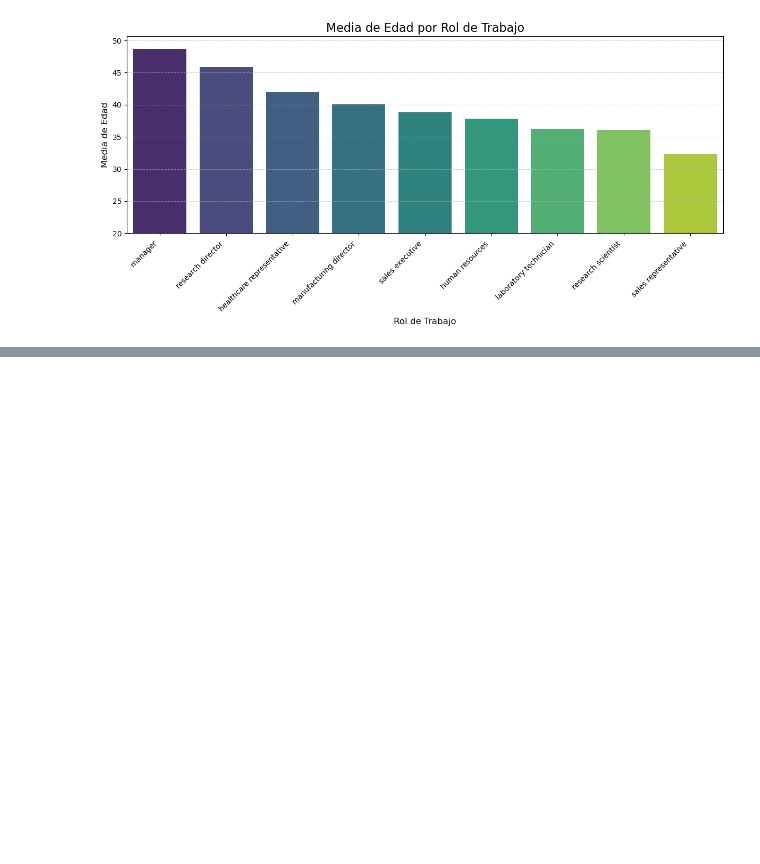
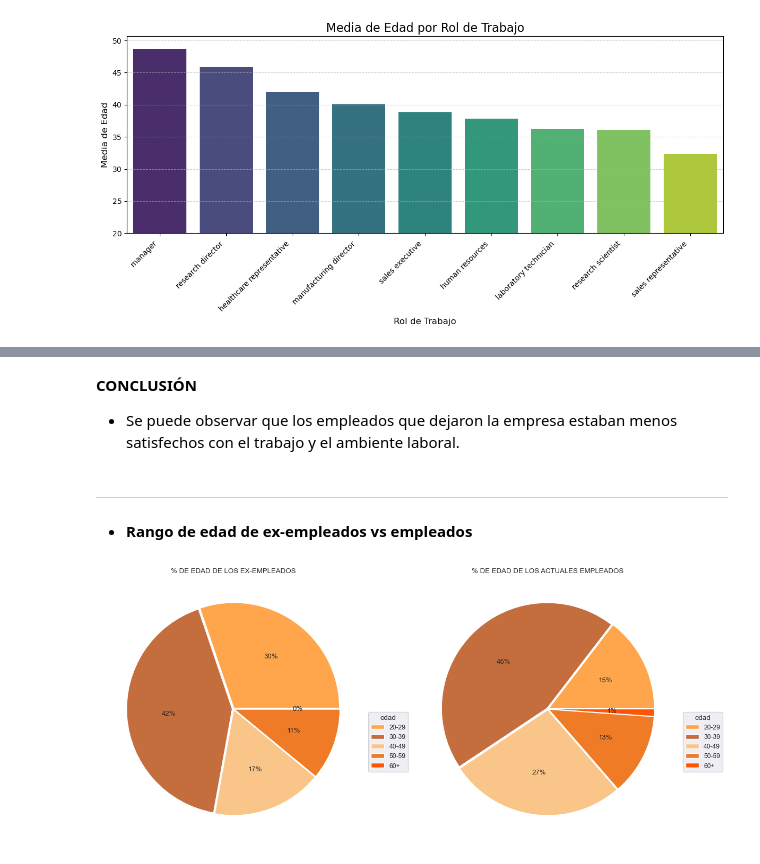
Before and after one commit to NIEVESPA/project-da-promo-60-modulo-3-team-3, a Jupyter notebook: FINAL/Fase_3_analisis_descriptivo.ipynb, the cells around one changed output, grey strips where cells are left out. Drawn from its saved outputs; the diff is of its cells as text; code cells hidden in the pictures; blank space fills up the shorter version.

```diff
--- a/FINAL/Fase_3_analisis_descriptivo.ipynb
+++ b/FINAL/Fase_3_analisis_descriptivo.ipynb
@@ -534,0 +594,59 @@ plt.show()
+# %% [markdown]
+**CONCLUSIÓN**
+- Se puede observar que los empleados que dejaron la empresa estaban menos satisfechos con el trabajo y el ambiente laboral.
+# %% [markdown]
+***
+# %% [markdown]
+- **Rango de edad de ex-empleados vs empleados**
+# %%
+# Definimos bins para las edades
+bins = [20, 30, 40, 50, 60, 70]
+labels = ['20-29', '30-39', '40-49', '50-59', '60+']
+
+# Creamos una columna con los bins
+df_yes.loc[:, 'agebins'] = pd.cut(df_yes['age'], bins=bins, labels=labels)
+
+# Porcentaje de empleados por rango de edad
+percent_yes = (round((df_yes['agebins'].value_counts().sort_index() / len(df_yes)) * 100, 2))
+
+# Creamos una columna con los bins
+df_no.loc[:, 'agebins'] = pd.cut(df_no['age'], bins=bins, labels=labels)
+
+# Porcentaje de empleados por rango de edad
+percent_no = (round((df_no['agebins'].value_counts().sort_index() / len(df_no)) * 100, 2))
+
+sns.set_theme(font_scale=0.8)
+
+fig, axes = plt.subplots(1, 2, figsize=(12,6))  # 1 fila, 2 columnas
+
+# Colores que usarás en ambos gráficos
+colors = sns.color_palette(["#FFA54B", "#C46D3D", "#FAC589", "#F07B27", "#FF5500"])
+
+# Pie chart para df_yes
+axes[0].pie(
+    x=percent_yes.values,
+    labels=None,
+    autopct='%1.0f%%',
+    colors=colors,
+    explode=[0.01]*len(percent_yes),
+    wedgeprops={'edgecolor': 'white'}
+)
+axes[0].legend(labels, title="edad", bbox_to_anchor=(1, 0.5))
+axes[0].set_title("% DE EDAD DE LOS EX-EMPLEADOS")
+
+# Pie chart para df_no
+axes[1].pie(
+    x=percent_no.values,
+    labels=None,
+    autopct='%1.0f%%',
+    colors=colors,
+    explode=[0.01]*len(percent_no),
+    wedgeprops={'edgecolor': 'white'}
+)
+axes[1].legend(labels, title="edad", bbox_to_anchor=(1, 0.5))
+axes[1].set_title("% DE EDAD DE LOS ACTUALES EMPLEADOS")
+
+plt.tight_layout()
+plt.show()
+# %% [output]
+[figure, added]
```
Also changed, not shown: parts of 39 cells of this notebook, 1 other file.
